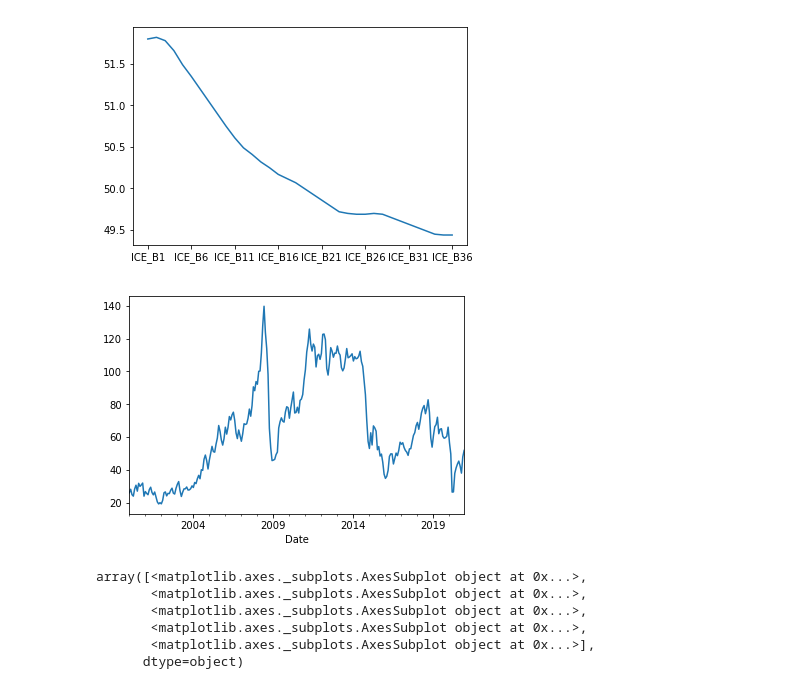
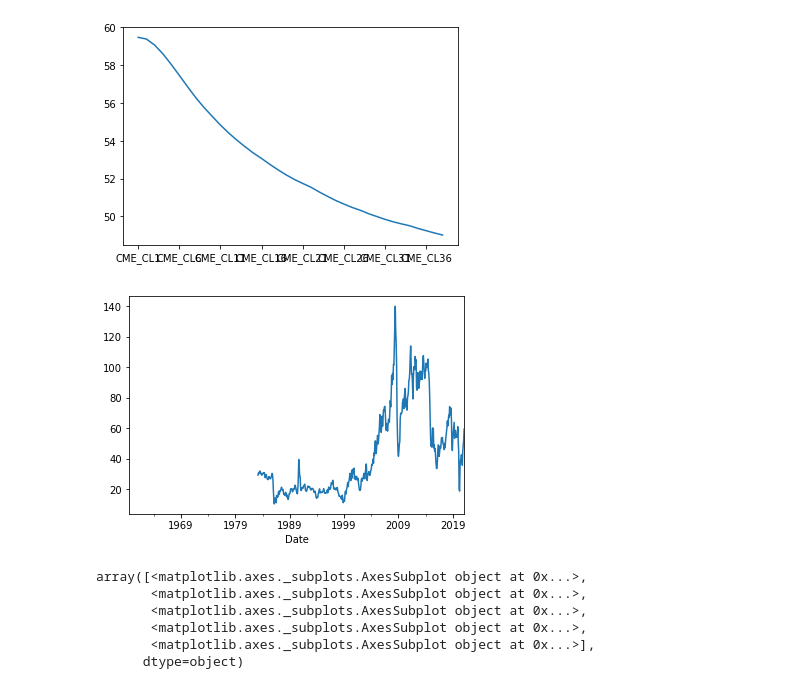
Before and after one commit to nashp/econometrics, a Jupyter notebook: project/py/notebook1.ipynb, the cells around one changed output. Saved outputs shown, nothing was run; the diff lists cells and outputs as text; code cells hidden in the pictures.

```diff
--- a/project/py/notebook1.ipynb
+++ b/project/py/notebook1.ipynb
@@ -8,5 +14,5 @@ from curve import CommodityCurve
 # %%
-filename = "../data/TestData_Brent.xlsx"
+filename = "../data/TestData_WTI.xlsx"
 # %%
 data = pd.read_excel(filename, index_col="Date")
 data.head()
@@ -22,17 +28,17 @@ data.head()
 # %%
 tickers = data.columns
-futures = [GenericFuture(ticker=t, number=int(t.split("_B")[1]), data=data[t]) for t in tickers]
-brent_curve = CommodityCurve(num_instruments=len(futures))
+futures = [GenericFuture(ticker=t, number=int(t.split("_CL")[1]), data=data[t]) for t in tickers]
+curve = CommodityCurve(num_instruments=len(futures))
 
 for f in futures:
-    brent_curve.add_future(f, f.contract_number())
+    curve.add_future(f, f.contract_number())
 
-brent_curve.create_curve()
+curve.create_curve()
 # %%
-brent_curve.plot_latest()
+curve.plot_latest()
 plt.show()
 # %% [output]
-[figure, old version]
+[figure, new version]
 # %%
 tickers = data.columns[1:]
 fdata = data.iloc[:, 0]
@@ -45,7 +51,7 @@ future.to_monthly()
 future.plot()
 plt.show()
 # %% [output]
-[figure, old version]
+[figure, new version]
 # %%
 fx_filename = "../data/FXData.xlsx"
 fxdata = pd.read_excel(fx_filename)
```
Also changed, not shown: parts of 2 cells of this notebook, 6 other files.
